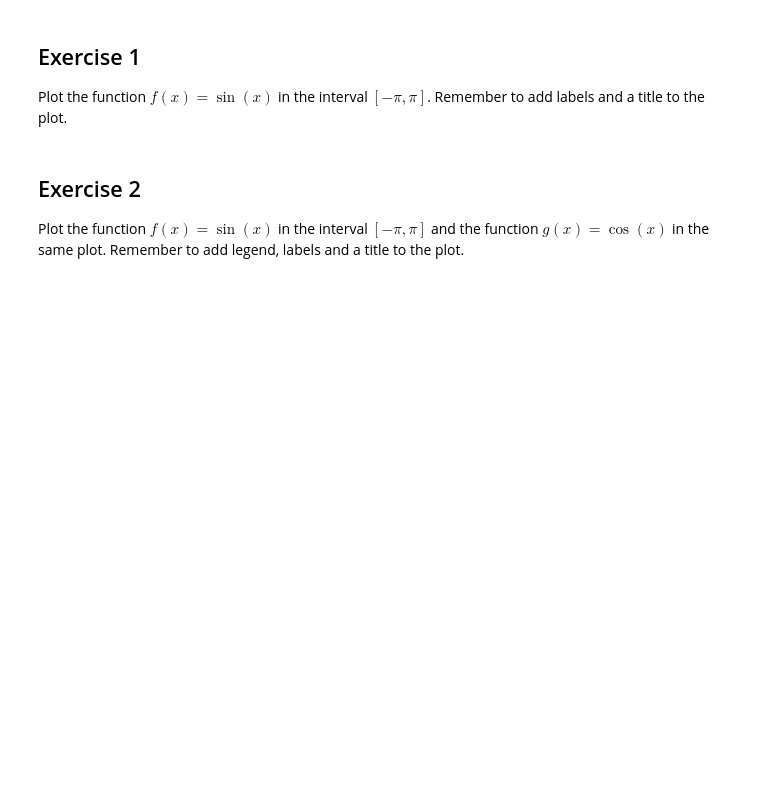
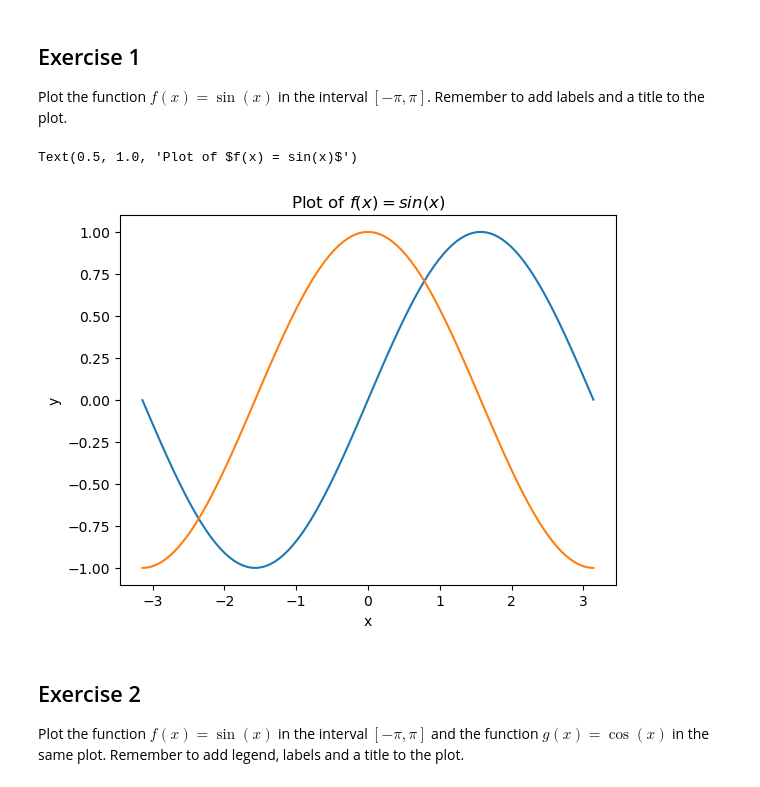
Before and after one commit to pedrojscardoso/MEEC_ISE_UAlg_Machine_learning, a Jupyter notebook: 00-up_and_running.ipynb, the cells around one changed output. Drawn from its saved outputs; the diff is of its cells as text; code cells hidden in the pictures; blank space fills up the shorter version.

```diff
--- a/00-up_and_running.ipynb
+++ b/00-up_and_running.ipynb
@@ -65,3 +72,25 @@ Plot the function $f(x) = \sin(x)$ in the interval $[-\pi, \pi]$. Remember to ad
+# %%
+# Your code here
+
+import matplotlib.pyplot as plt
+import numpy as np
+
+x = np.linspace(-3.14, 3.14, 100)
+y1 = np.sin(x)
+y2 = np.cos(x)
+
+plt.plot(x, y1)
+plt.plot(x, y2)
+
+# Add labels
+plt.xlabel('x')
+plt.ylabel('y')
+
+# Add title
+plt.title('Plot of $f(x) = sin(x)$')
+# %% [output]
+Text(0.5, 1.0, 'Plot of $f(x) = sin(x)$')
+[figure, added]
 # %% [markdown]
 ## Exercise 2
 
```
Also changed, not shown: parts of 11 cells of this notebook.
